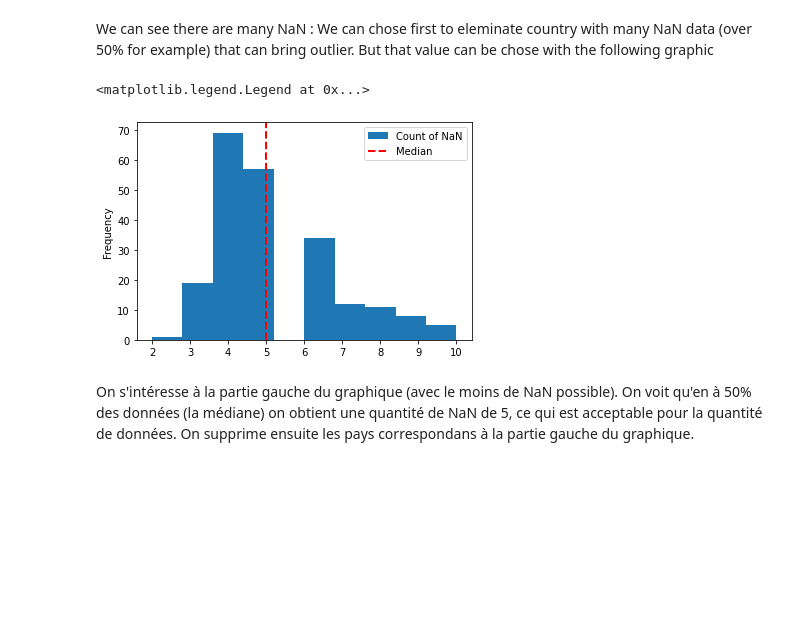
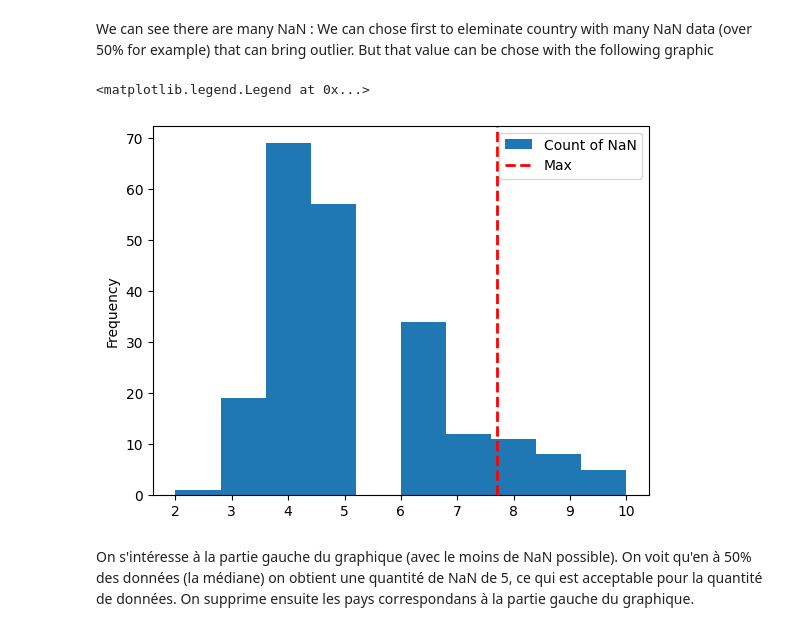
Before and after one commit to f2ire/IA_project, a Jupyter notebook: report1.ipynb, the cells around one changed output. Saved outputs shown, nothing was run; the diff lists cells and outputs as text; code cells hidden in the pictures; blank space fills up the shorter version.

```diff
--- a/report1.ipynb
+++ b/report1.ipynb
@@ -31,14 +32,15 @@ We can see there are many NaN : We can chose first to eleminate country with man
 # %%
 importlib.reload(dm)
 
 df_nb_nan = dm.make_na_count(df)
+df_nb_nan["Series"] = df_nb_nan.index
 df_nb_nan.plot.hist(y="NaN_count",  label="Count of NaN")
-median = dm.compute_max_nan(df_nb_nan,0.5)
-plt.axvline(median, color='r', linestyle='dashed', linewidth=2, label="Median")
+max_nan = df.shape[0]*0.7
+plt.axvline(max_nan, color='r', linestyle='dashed', linewidth=2, label="Max")
 plt.legend(loc='upper right')
 # %% [output]
 <matplotlib.legend.Legend at 0x...>
-[figure, old version]
+[figure, new version]
 # %% [markdown]
 On s'intéresse à la partie gauche du graphique (avec le moins de NaN possible). On voit qu'en à 50% des données (la médiane) on obtient une quantité de NaN de 5, ce qui est acceptable pour la quantité de données. On supprime ensuite les pays correspondans à la partie gauche du graphique.
 # %%
```
Also changed, not shown: parts of 9 cells of this notebook, 1 other file.
